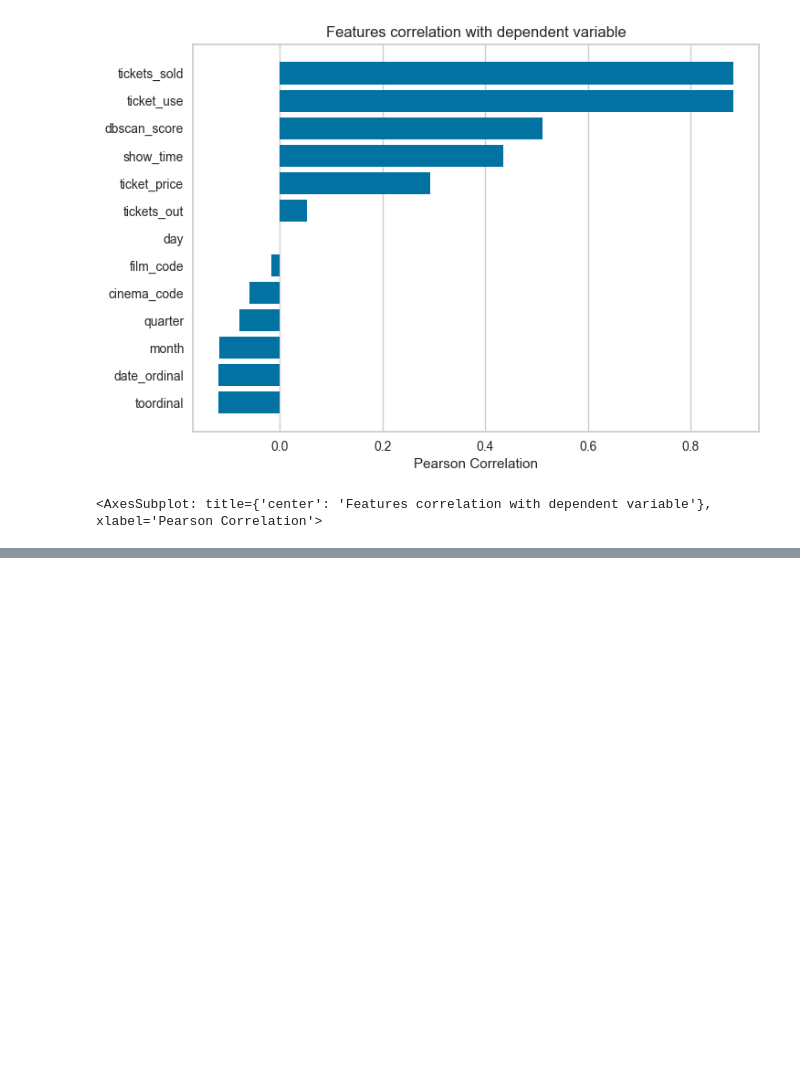
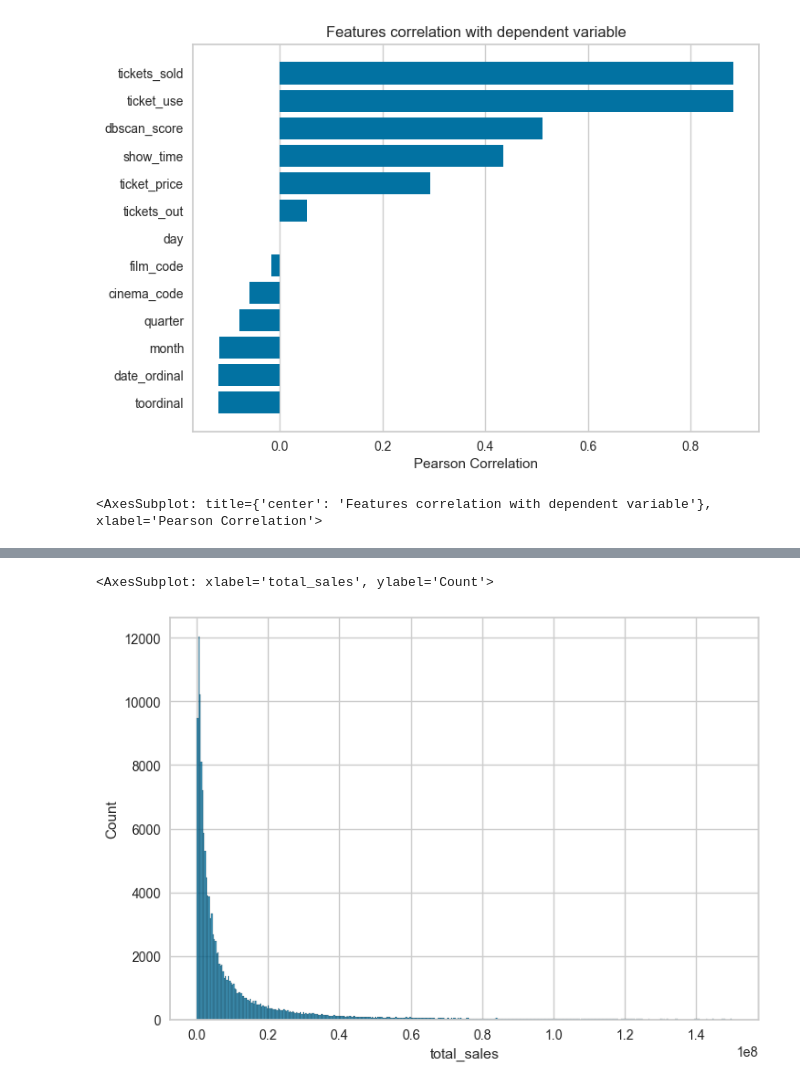
Before and after one commit to biniciobarrueco/SalesCinema, a Jupyter notebook: sales-cinema-model.ipynb, the cells around one changed output, grey strips where cells are left out. Drawn from its saved outputs; the diff is of its cells as text; code cells hidden in the pictures; blank space fills up the shorter version.

```diff
--- a/sales-cinema-model.ipynb
+++ b/sales-cinema-model.ipynb
@@ -219,0 +241,5 @@ visualizer.show()
+# %%
+sns.histplot(df['total_sales'])
+# %% [output]
+<AxesSubplot: xlabel='total_sales', ylabel='Count'>
+[figure, added]
```
Also changed, not shown: parts of 10 cells of this notebook.
